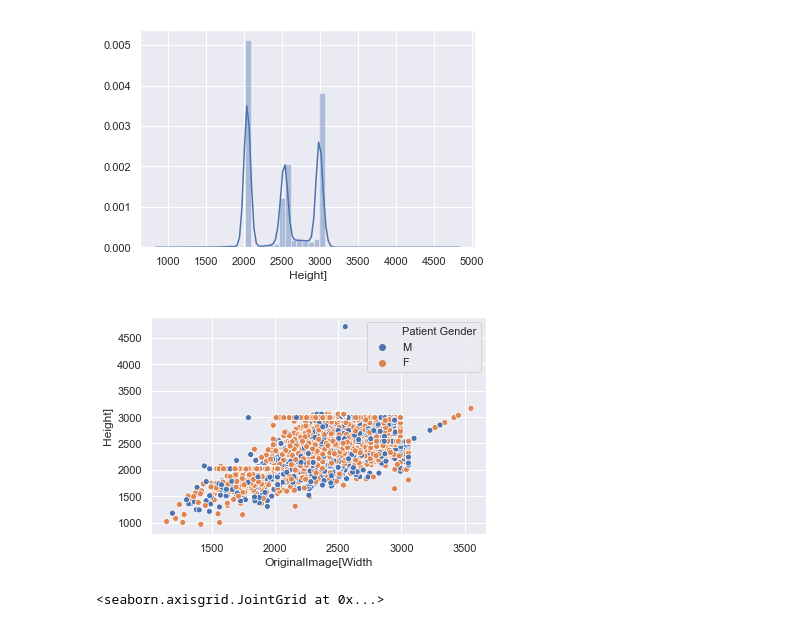
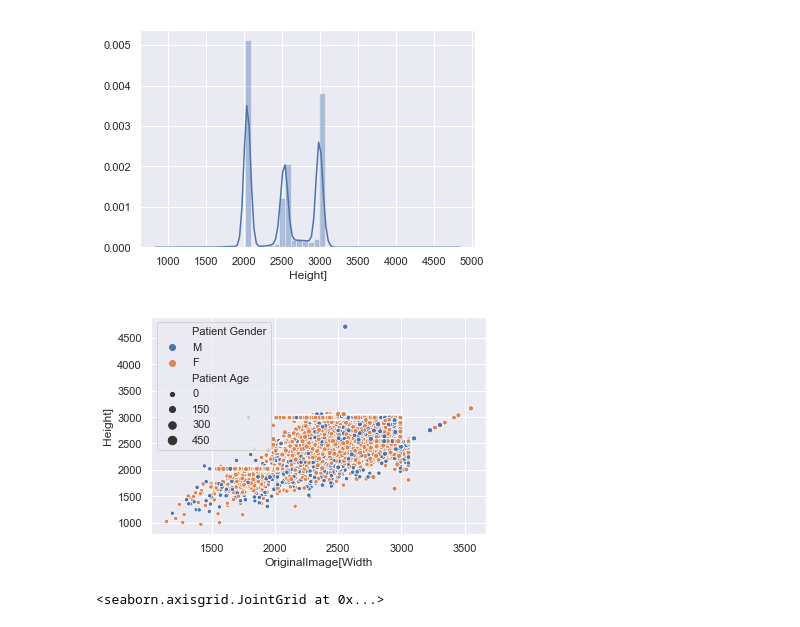
Before and after one commit to Ovishake/NIHChestX-Ray-Data-Visualization, a Jupyter notebook: Untitled7.ipynb, the cells around one changed output. Saved outputs shown, nothing was run; the diff lists cells and outputs as text; code cells hidden in the pictures.

```diff
--- a/Untitled7.ipynb
+++ b/Untitled7.ipynb
@@ -190,9 +222,9 @@ sns.distplot(whole['P'], kde=True)
 <matplotlib.axes._subplots.AxesSubplot at 0x...>
 [figure]
 # %%
-ax = sns.scatterplot(x="OriginalImage[Width", y="Height]", hue='Patient Gender', data=whole)
+ax = sns.scatterplot(x="OriginalImage[Width", y="Height]", size='Patient Age', hue='Patient Gender', data=whole)
 # %% [output]
-[figure, old version]
+[figure, new version]
 # %%
 sns.jointplot(x="OriginalImage[Width", y="Height]", data=whole, kind="kde")
 # %% [output]
```
Also changed, not shown: parts of 5 cells of this notebook.
